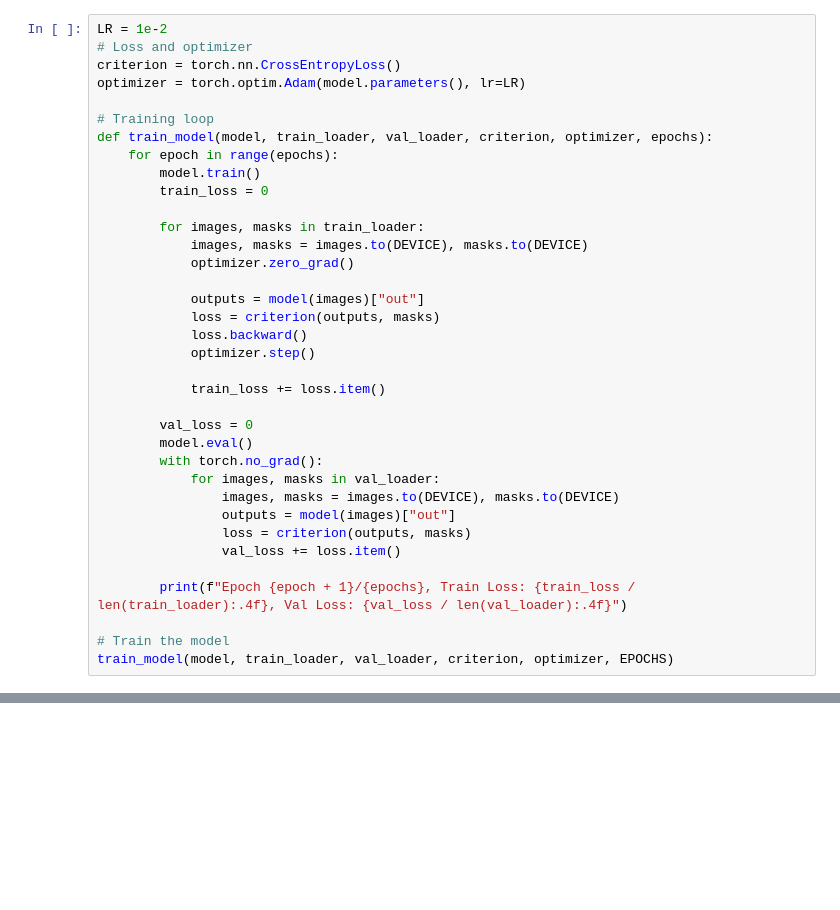
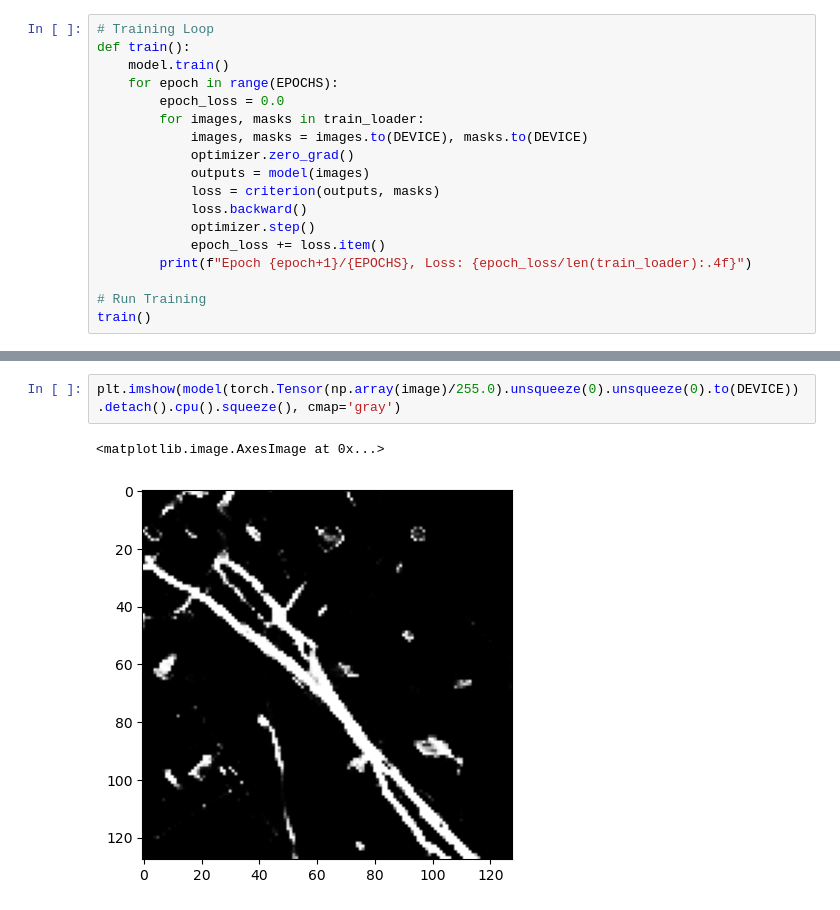
Before and after one commit to Ramyarzarza/Rock_CT_image, a Jupyter notebook: Synthetic image/synthetic image model.ipynb, the cells around one changed output, grey strips where cells are left out. Saved outputs shown, nothing was run; the diff lists cells and outputs as text; blank space fills up the shorter version.

```diff
--- a/Synthetic image/synthetic image model.ipynb
+++ b/Synthetic image/synthetic image model.ipynb
@@ -233,37 +133,19 @@ model = model.to(DEVICE)
 # %%
-LR = 1e-2
-# Loss and optimizer
-criterion = torch.nn.CrossEntropyLoss()
-optimizer = torch.optim.Adam(model.parameters(), lr=LR)
-
-# Training loop
-def train_model(model, train_loader, val_loader, criterion, optimizer, epochs):
-    for epoch in range(epochs):
-        model.train()
-        train_loss = 0
-
+# Training Loop
+def train():
+    model.train()
+    for epoch in range(EPOCHS):
+        epoch_loss = 0.0
         for images, masks in train_loader:
             images, masks = images.to(DEVICE), masks.to(DEVICE)
             optimizer.zero_grad()
-
-            outputs = model(images)["out"]
+            outputs = model(images)
             loss = criterion(outputs, masks)
             loss.backward()
             optimizer.step()
+            epoch_loss += loss.item()
+        print(f"Epoch {epoch+1}/{EPOCHS}, Loss: {epoch_loss/len(train_loader):.4f}")
 
-            train_loss += loss.item()
-
-        val_loss = 0
-        model.eval()
-        with torch.no_grad():
-            for images, masks in val_loader:
-                images, masks = images.to(DEVICE), masks.to(DEVICE)
-                outputs = model(images)["out"]
-                loss = criterion(outputs, masks)
-                val_loss += loss.item()
-
-        print(f"Epoch {epoch + 1}/{epochs}, Train Loss: {train_loss / len(train_loader):.4f}, Val Loss: {val_loss / len(val_loader):.4f}")
-
-# Train the model
-train_model(model, train_loader, val_loader, criterion, optimizer, EPOCHS)
+# Run Training
+train()
 # %% [output]
@@ -364,0 +202,5 @@ Clipping input data to the valid range for imshow with RGB data ([0..1] for floa
+# %%
+plt.imshow(model(torch.Tensor(np.array(image)/255.0).unsqueeze(0).unsqueeze(0).to(DEVICE)).detach().cpu().squeeze(), cmap='gray')
+# %% [output]
+<matplotlib.image.AxesImage at 0x...>
+[figure, added]
```
Also changed, not shown: parts of 21 cells of this notebook, 4 other files.
